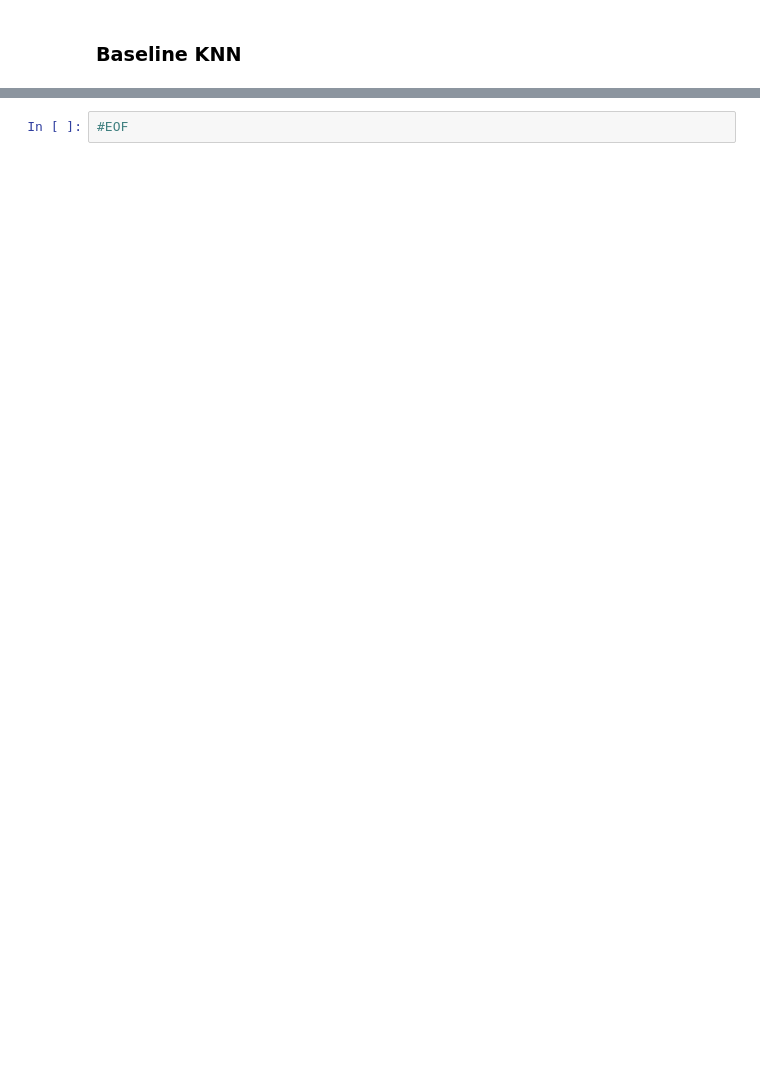
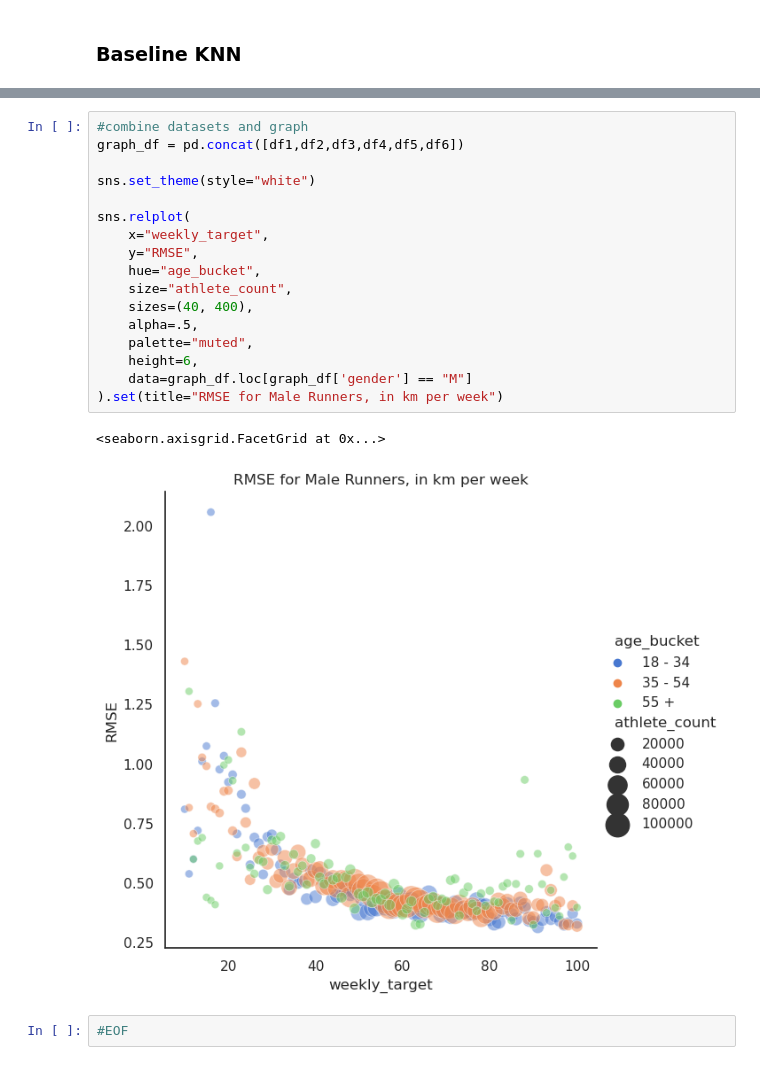
Before and after one commit to natec360/Capstone, a Jupyter notebook: Model/MP-tuning.ipynb, the cells around one changed output, grey strips where cells are left out. Cells and saved outputs as stored; diff of their text form; blank space fills up the shorter version.

```diff
--- a/Model/MP-tuning.ipynb
+++ b/Model/MP-tuning.ipynb
@@ -520,2 +978,22 @@ df_SVD
+# %%
+#combine datasets and graph
+graph_df = pd.concat([df1,df2,df3,df4,df5,df6])
+
+sns.set_theme(style="white")
+
+sns.relplot(
+    x="weekly_target",
+    y="RMSE",
+    hue="age_bucket",
+    size="athlete_count",
+    sizes=(40, 400),
+    alpha=.5,
+    palette="muted",
+    height=6,
+    data=graph_df.loc[graph_df['gender'] == "M"]
+).set(title="RMSE for Male Runners, in km per week")
+# %% [output]
+<seaborn.axisgrid.FacetGrid at 0x...>
+[figure, added]
 # %%
 #EOF
```
Also changed, not shown: parts of 38 cells of this notebook.
